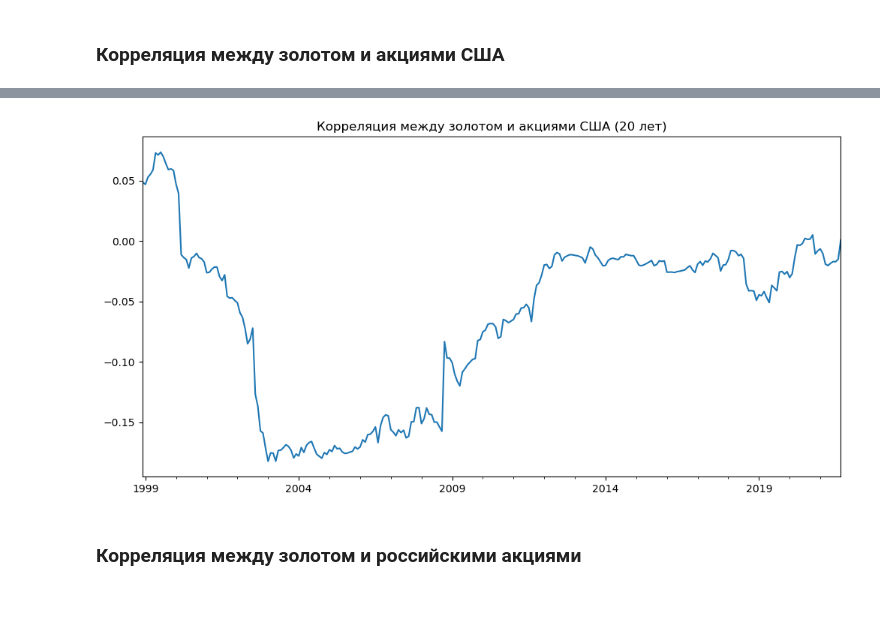
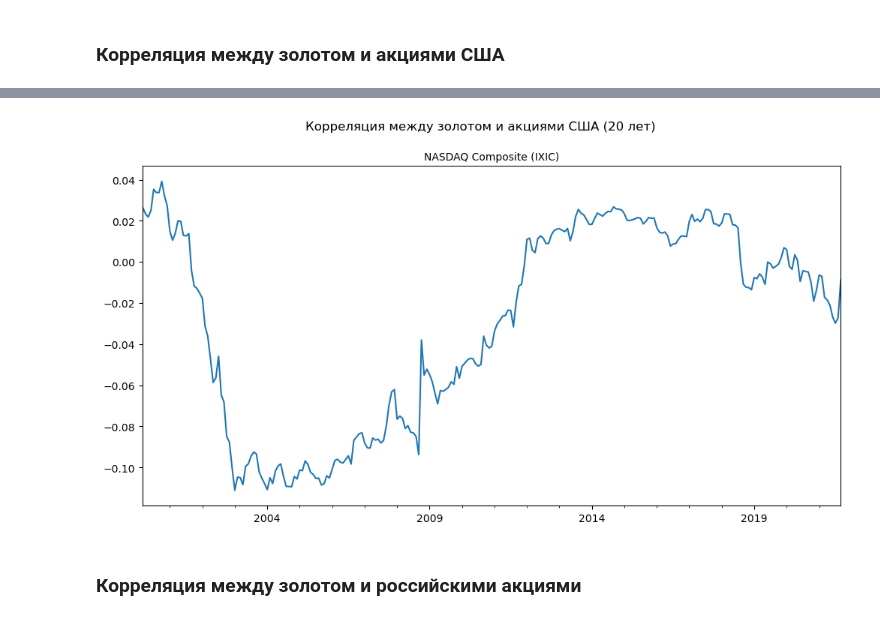
Before and after one commit to mbk-dev/publications_RUS, a Jupyter notebook: 08 gold_vs_stocks.ipynb, the cells around one changed output, grey strips where cells are left out. Drawn from its saved outputs; the diff is of its cells as text; code cells hidden in the pictures.

```diff
--- a/08 gold_vs_stocks.ipynb
+++ b/08 gold_vs_stocks.ipynb
@@ -46,0 +103,3 @@ plt.title('Скользящая среднегодовая доходность
+# %%
+ns = ok.AssetList(['GC.COMM', 'IXIC.INDX'], inflation=False)
+ns
@@ -47,8 +114,9 @@ plt.title('Скользящая среднегодовая доходность
 # %%
-x.index_rolling_corr(window=12*20).plot(legend=False)
-plt.title('Корреляция между золотом и акциями США (20 лет)');
+ns.index_rolling_corr(window=12*20).plot(legend=False)
+plt.suptitle('Корреляция между золотом и акциями США (20 лет)')
+plt.title('NASDAQ Composite (IXIC)', fontsize=10);
 # %% [output]
-[figure, old version]
+[figure, new version]
 # %% [markdown]
 ### Корреляция между золотом и российскими акциями
 # %%
```
Also changed, not shown: parts of 8 cells of this notebook.
